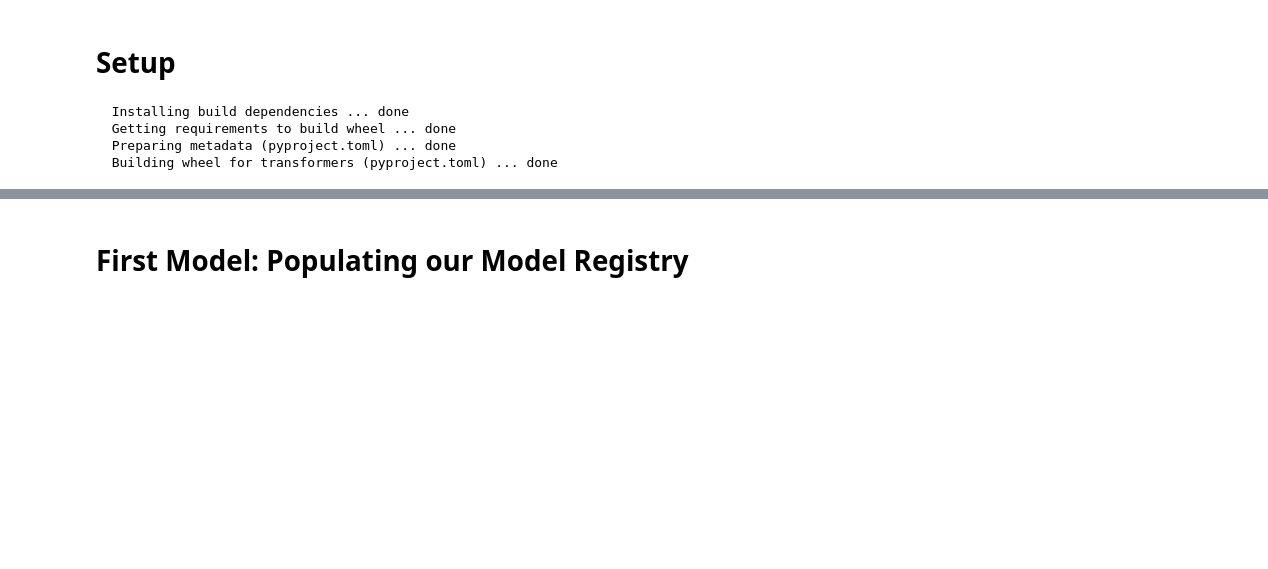
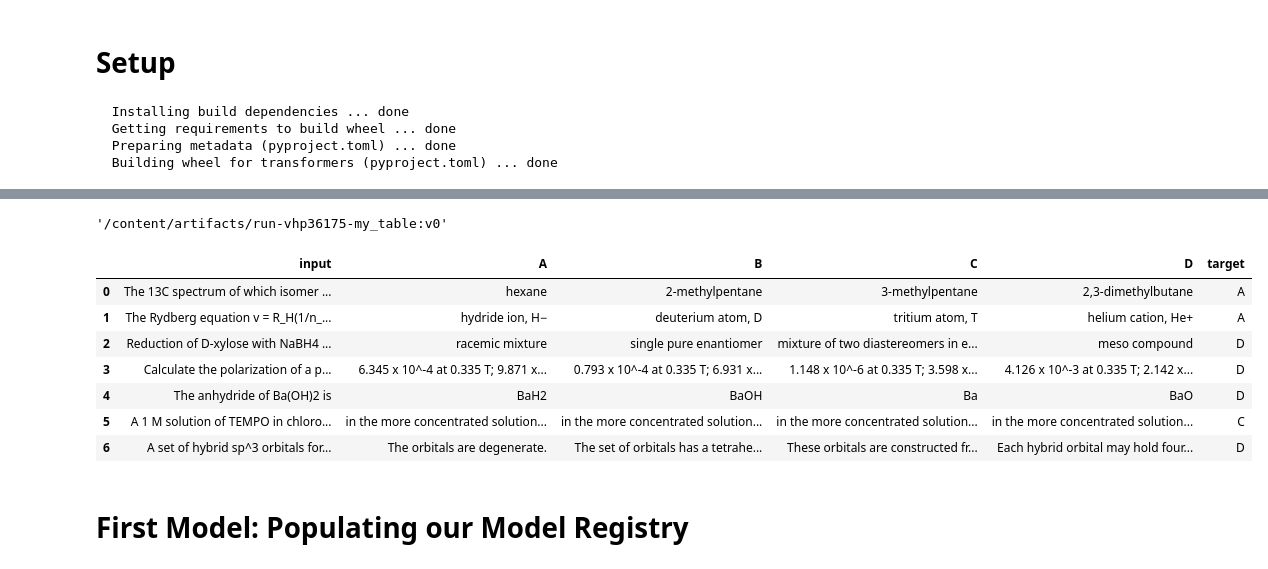
Before and after one commit to alckasoc/enterprise_model_management_wandb, a Jupyter notebook: enterprise_model_management_wandb.ipynb, the cells around one changed output, grey strips where cells are left out. Saved outputs shown, nothing was run; the diff lists cells and outputs as text; code cells hidden in the pictures; blank space fills up the shorter version.

```diff
--- a/enterprise_model_management_wandb.ipynb
+++ b/enterprise_model_management_wandb.ipynb
@@ -13,3 +64,24 @@
+# %%
+artifact_dir
+# %% [output]
+'/content/artifacts/run-vhp36175-my_table:v0'
+# %%
+# To load the saved table.
+with open('/content/artifacts/run-vhp36175-my_table:v0/my_table.table.json', 'r') as file:
+    data = json.load(file)
+
+df = pd.DataFrame(data["data"], columns=data["columns"])
+# %%
+df
+# %% [output]
+|  | input | A | B | C | D | target |
+| 0 | The 13C spectrum of which isomer ... | hexane | 2-methylpentane | 3-methylpentane | 2,3-dimethylbutane | A |
+| 1 | The Rydberg equation v = R_H(1/n_... | hydride ion, H− | deuterium atom, D | tritium atom, T | helium cation, He+ | A |
+| 2 | Reduction of D-xylose with NaBH4 ... | racemic mixture | single pure enantiomer | mixture of two diastereomers in e... | meso compound | D |
+| 3 | Calculate the polarization of a p... | 6.345 x 10^-4 at 0.335 T; 9.871 x... | 0.793 x 10^-4 at 0.335 T; 6.931 x... | 1.148 x 10^-6 at 0.335 T; 3.598 x... | 4.126 x 10^-3 at 0.335 T; 2.142 x... | D |
+| 4 | The anhydride of Ba(OH)2 is | BaH2 | BaOH | Ba | BaO | D |
+| 5 | A 1 M solution of TEMPO in chloro... | in the more concentrated solution... | in the more concentrated solution... | in the more concentrated solution... | in the more concentrated solution... | C |
+| 6 | A set of hybrid sp^3 orbitals for... | The orbitals are degenerate. | The set of orbitals has a tetrahe... | These orbitals are constructed fr... | Each hybrid orbital may hold four... | D |
 # %% [markdown]
 # First Model: Populating our Model Registry
 # %%
```
Also changed, not shown: parts of 29 cells of this notebook, 5 other files.
